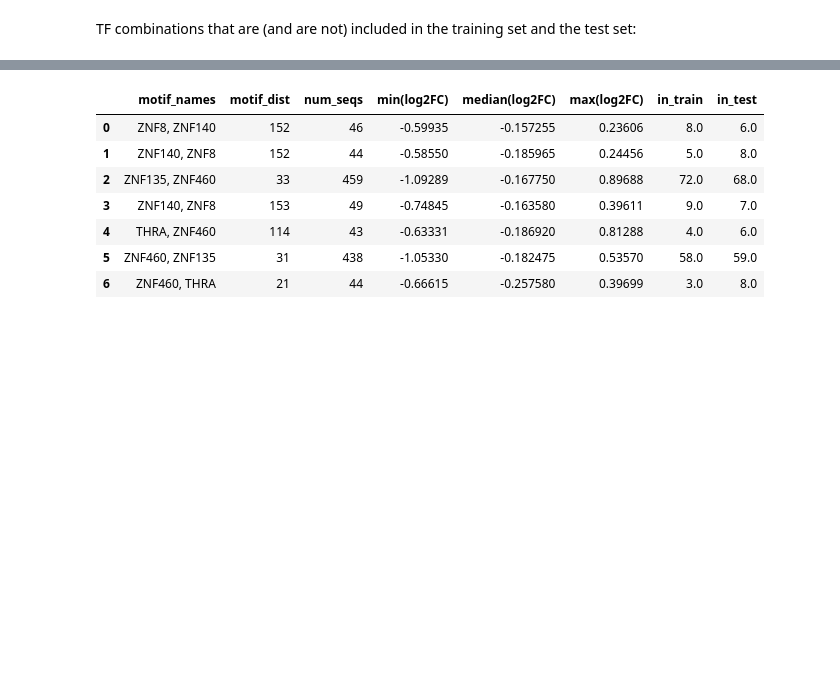
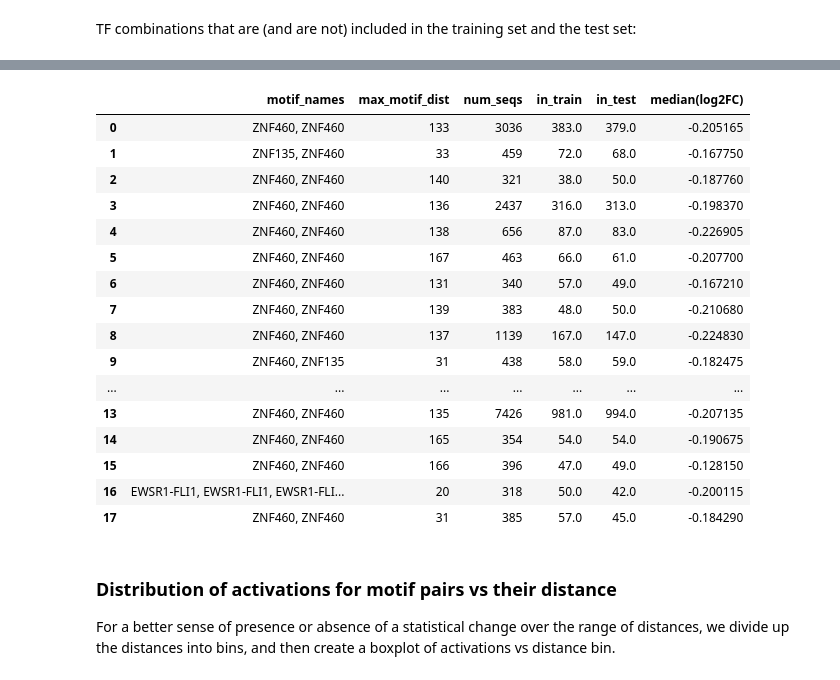
Before and after one commit to Duke-IGVF/BlueSTARR-viz, a Jupyter notebook: motifs/Motifs-EDA-01.ipynb, the cells around one changed output, grey strips where cells are left out. Cells and saved outputs as stored; diff of their text form; code cells hidden in the pictures; blank space fills up the shorter version.

```diff
--- a/motifs/Motifs-EDA-01.ipynb
+++ b/motifs/Motifs-EDA-01.ipynb
@@ -354,16 +546,29 @@ The overall distribution is distorted by a few TF motif combinations predominati
 # %%
-duckdb.sql('select motif_names, motif_dist, count(*) as num_seqs, '
-           'min(log2FC), median(log2FC), max(log2FC), '
-           'sum(cast(train as int)) as in_train, sum(cast(test as int)) as in_test '
+duckdb.sql('select motif_names, max_motif_dist, count(*) as num_seqs, '
+           'sum(cast(train as int)) as in_train, sum(cast(test as int)) as in_test, '
+           'median(log2FC), '
            'from TFcomb_hits '
-           'group by motif_names, motif_dist '
-           'having num_seqs > 40').df()
+           'group by motif_names, max_motif_dist '
+           'having num_seqs > 300').df()
 # %% [output]
-|  | motif_names | motif_dist | num_seqs | min(log2FC) | median(log2FC) | max(log2FC) | in_train | in_test |
-| 0 | ZNF8, ZNF140 | 152 | 46 | -0.59935 | -0.157255 | 0.23606 | 8.0 | 6.0 |
-| 1 | ZNF140, ZNF8 | 152 | 44 | -0.58550 | -0.185965 | 0.24456 | 5.0 | 8.0 |
-| 2 | ZNF135, ZNF460 | 33 | 459 | -1.09289 | -0.167750 | 0.89688 | 72.0 | 68.0 |
-| 3 | ZNF140, ZNF8 | 153 | 49 | -0.74845 | -0.163580 | 0.39611 | 9.0 | 7.0 |
-| 4 | THRA, ZNF460 | 114 | 43 | -0.63331 | -0.186920 | 0.81288 | 4.0 | 6.0 |
-| 5 | ZNF460, ZNF135 | 31 | 438 | -1.05330 | -0.182475 | 0.53570 | 58.0 | 59.0 |
-| 6 | ZNF460, THRA | 21 | 44 | -0.66615 | -0.257580 | 0.39699 | 3.0 | 8.0 |
+|  | motif_names | max_motif_dist | num_seqs | in_train | in_test | median(log2FC) |
+| 0 | ZNF460, ZNF460 | 133 | 3036 | 383.0 | 379.0 | -0.205165 |
+| 1 | ZNF135, ZNF460 | 33 | 459 | 72.0 | 68.0 | -0.167750 |
+| 2 | ZNF460, ZNF460 | 140 | 321 | 38.0 | 50.0 | -0.187760 |
+| 3 | ZNF460, ZNF460 | 136 | 2437 | 316.0 | 313.0 | -0.198370 |
+| 4 | ZNF460, ZNF460 | 138 | 656 | 87.0 | 83.0 | -0.226905 |
+| 5 | ZNF460, ZNF460 | 167 | 463 | 66.0 | 61.0 | -0.207700 |
+| 6 | ZNF460, ZNF460 | 131 | 340 | 57.0 | 49.0 | -0.167210 |
+| 7 | ZNF460, ZNF460 | 139 | 383 | 48.0 | 50.0 | -0.210680 |
+| 8 | ZNF460, ZNF460 | 137 | 1139 | 167.0 | 147.0 | -0.224830 |
+| 9 | ZNF460, ZNF135 | 31 | 438 | 58.0 | 59.0 | -0.182475 |
+| ... | ... | ... | ... | ... | ... | ... |
+| 13 | ZNF460, ZNF460 | 135 | 7426 | 981.0 | 994.0 | -0.207135 |
+| 14 | ZNF460, ZNF460 | 165 | 354 | 54.0 | 54.0 | -0.190675 |
+| 15 | ZNF460, ZNF460 | 166 | 396 | 47.0 | 49.0 | -0.128150 |
+| 16 | EWSR1-FLI1, EWSR1-FLI1, EWSR1-FLI... | 20 | 318 | 50.0 | 42.0 | -0.200115 |
+| 17 | ZNF460, ZNF460 | 31 | 385 | 57.0 | 45.0 | -0.184290 |
+# %% [markdown]
+### Distribution of activations for motif pairs vs their distance
+
+For a better sense of presence or absence of a statistical change over the range of distances, we divide up the distances into bins, and then create a boxplot of activations vs distance bin.
```
Also changed, not shown: parts of 50 cells of this notebook.
